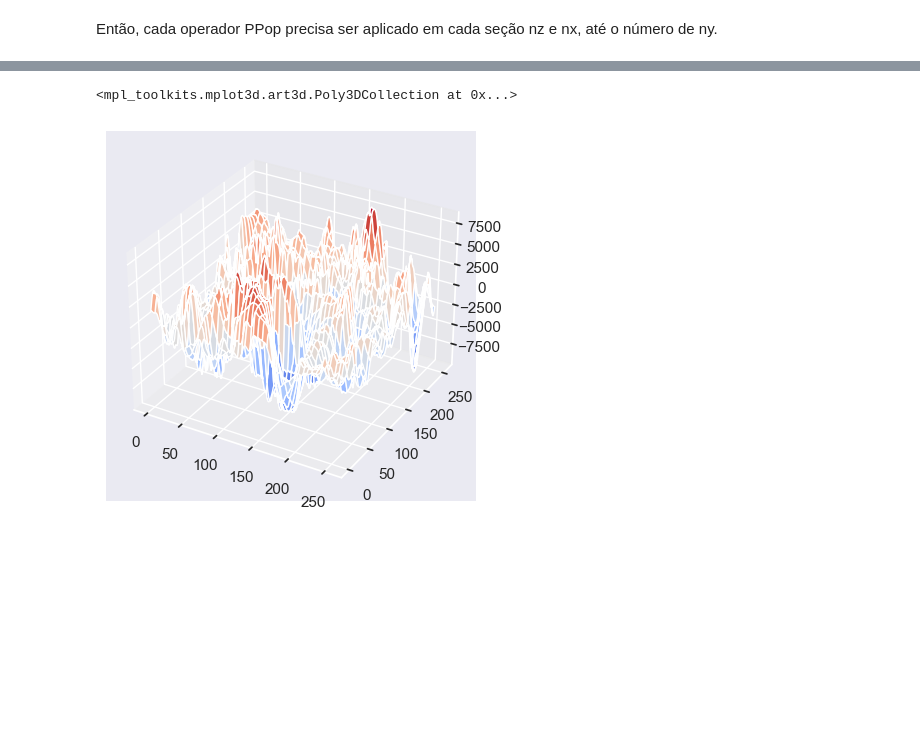
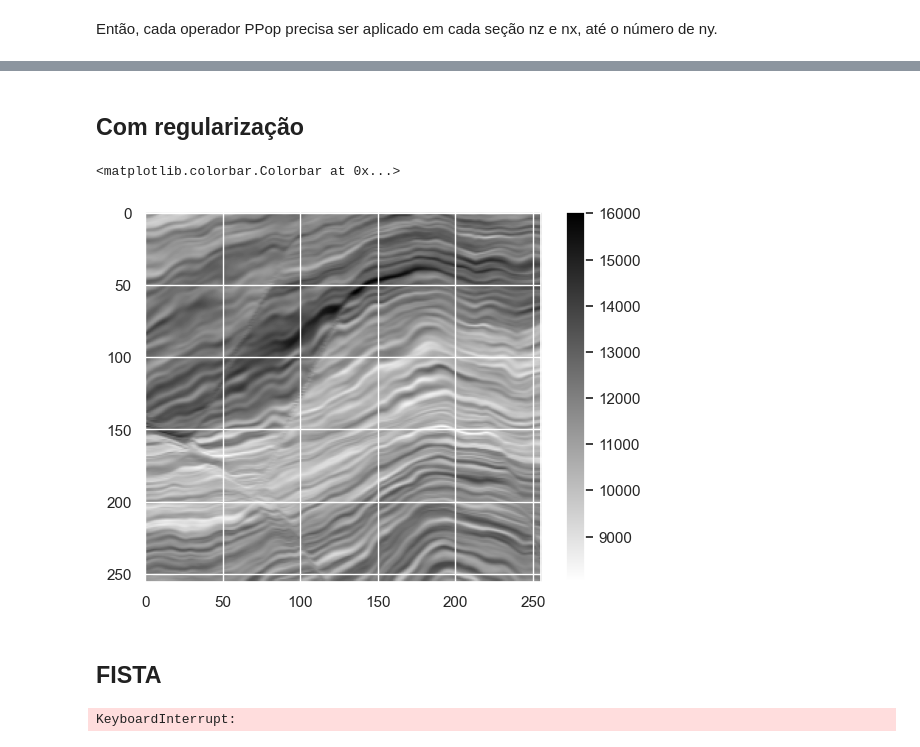
Before and after one commit to albano-a/inversion_methods_algorithms, a Jupyter notebook: full_section.ipynb, the cells around one changed output, grey strips where cells are left out. Saved outputs shown, nothing was run; the diff lists cells and outputs as text; code cells hidden in the pictures; blank space fills up the shorter version.

Commit message:
added regularized and fista

```diff
--- a/full_section.ipynb
+++ b/full_section.ipynb
@@ -123,12 +122,68 @@ plt.colorbar()
-# %%
-# Get the dimensions of the data
-x_dim, y_dim, z_dim = data_amp.shape
-
-# Create x, y, and z coordinate arrays
-x, y, z = np.meshgrid(np.arange(x_dim), np.arange(y_dim), np.arange(z_dim), indexing='ij')
-
-fig, ax = plt.subplots(subplot_kw={'projection':'3d'})
-ax.plot_surface(x[:,:,128], y[:,:,128], data_amp[:,:,128], cmap='coolwarm')
-# %% [output]
-<mpl_toolkits.mplot3d.art3d.Poly3DCollection at 0x...>
-[figure, removed]
+# %% [markdown]
+## Com regularização
+# %%
+D2op = pylops.SecondDerivative([nz, nx], axis=1, dtype='float64')
+# %%
+
+# Placeholder para os resultados da impedância acústica invertida
+inverted_impedance_regularized = np.zeros_like(data_imp)
+
+# Loop ao longo do eixo y para aplicar a inversão em cada seção de x-z
+for iy in range(ny):
+    # Selecionar a seção sísmica e a impedância para a posição atual y
+    seismic_section = data_amp[:, :, iy]
+    impedance_section = data_imp[:, :, iy]
+
+    # Aplicar a inversão usando o operador PPop e os dados de amplitude
+    # A inversão poderia ser algo como:
+    # inverted_impedance_regularized_section = algum_algoritmo_de_inversao(PPop, seismic_section, ...)
+
+    # Aqui, você precisa definir 'algum_algoritmo_de_inversao', que pode ser um solver de mínimos quadrados,
+    # ou outro método de inversão oferecido pela biblioteca Pylops ou uma customizada por você.
+    # Por exemplo, pode ser algo como:
+    inverted_impedance_regularized_section = \
+        pylops.optimization.leastsquares.regularized_inversion(Op=PPop,
+                                                               y = seismic_section.flatten(),
+                                                               Regs=[D2op],
+                                                               x0 = impedance_section.flatten(), # modelo inicial
+                                                               **dict(damp=9e-1, iter_lim=1000, show=0))[0]
+
+    # Colocar o resultado de volta no volume 3D de impedâncias
+    inverted_impedance_regularized[:, :, iy] = inverted_impedance_regularized_section.reshape(nz, nx)
+
+# Salvar o resultado da inversão (opcional)
+#np.save('inverted_impedance_regularized.npy', inverted_impedance_regularized)
+# %%
+# minimos quadrados sem regularização
+plt.imshow(inverted_impedance_regularized[25,:,:].T, aspect='auto', cmap='gray_r')
+plt.colorbar()
+# %% [output]
+<matplotlib.colorbar.Colorbar at 0x...>
+[figure, added]
+# %% [markdown]
+## FISTA
+# %%
+# Placeholder para os resultados da impedância acústica invertida
+inverted_impedance_FISTA = np.zeros_like(data_imp)
+
+# Loop ao longo do eixo y para aplicar a inversão em cada seção de x-z
+for iy in range(ny):
+    # Selecionar a seção sísmica e a impedância para a posição atual y
+    seismic_section = data_amp[:, :, iy]
+    impedance_section = data_imp[:, :, iy]
+
+    inverted_impedance_FISTA_section = \
+        pylops.optimization.sparsity.fista(Op=PPop,
+                                           y = seismic_section.flatten(),
+                                           x0 = impedance_section.flatten(), # modelo inicial
+                                           niter=1000,
+                                           eps=5-1,
+                                           tol=1e-1)[0]
+
+    # Colocar o resultado de volta no volume 3D de impedâncias
+    inverted_impedance_FISTA[:, :, iy] = inverted_impedance_FISTA_section.reshape(nz, nx)
+
+# Salvar o resultado da inversão (opcional)
+#np.save('inverted_impedance_FISTA.npy', inverted_impedance_FISTA)
+# %% [output]
+KeyboardInterrupt:
```
Also changed, not shown: parts of 6 cells of this notebook, 1 other file.
